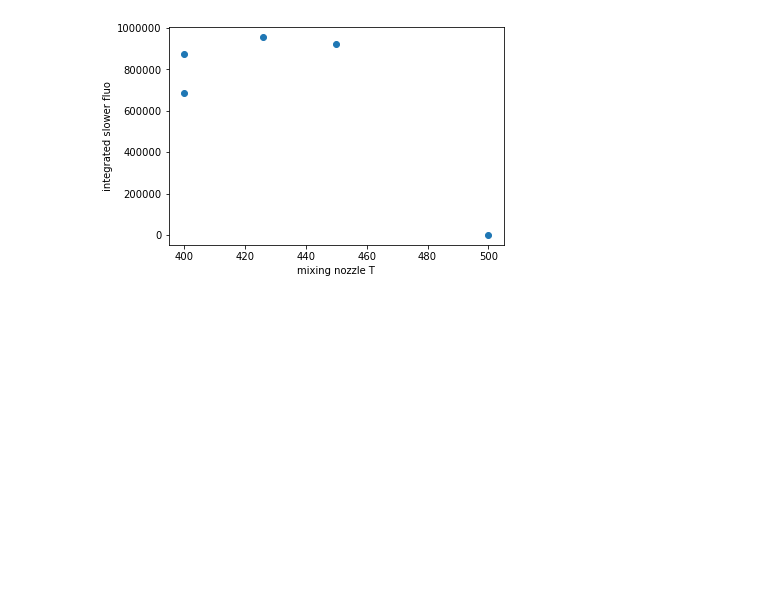
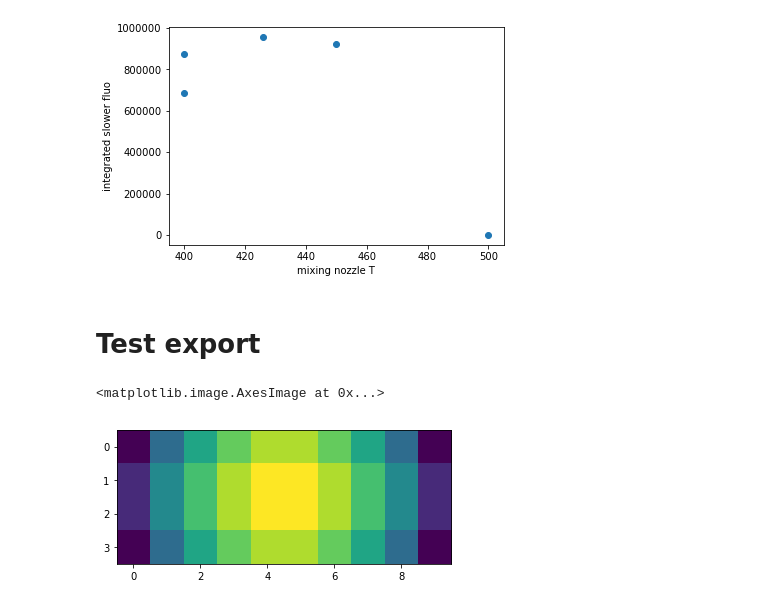
Before and after one commit to nalilab/GuppyWebControl, a Jupyter notebook: OvenFluo.ipynb, the cells around one changed output. Saved outputs shown, nothing was run; the diff lists cells and outputs as text; code cells hidden in the pictures; blank space fills up the shorter version.

```diff
--- a/OvenFluo.ipynb
+++ b/OvenFluo.ipynb
@@ -177,3 +179,27 @@ ax.set_xlabel('mixing nozzle T')
 f.savefig('scanmixNozzleTemp.pdf', bbox = 'tight')
 # %% [output]
 [figure]
+# %% [markdown]
+# Test export
+# %%
+import scipy
+import scipy.misc
+import PIL
+from PIL import Image
+Nx = 10;
+Ny = 4;
+sigma = 20;
+xlin = np.linspace(0,Nx, Nx) - Nx/2;
+ylin = np.linspace(0,Ny, Ny) - Ny/2;
+[X, Y] = np.meshgrid(xlin,ylin);
+z = 255*np.exp(-(X**2 +Y**2)/sigma**2);
+
+z_int = z.astype('uint8')
+index = np.random.randint(100);
+name = 'testExport.BMP';
+imageio.imwrite(name, z_int);
+# %%
+plt.imshow(z_int)
+# %% [output]
+<matplotlib.image.AxesImage at 0x...>
+[figure, added]
```
Also changed, not shown: parts of 4 cells of this notebook, 3 other files.
